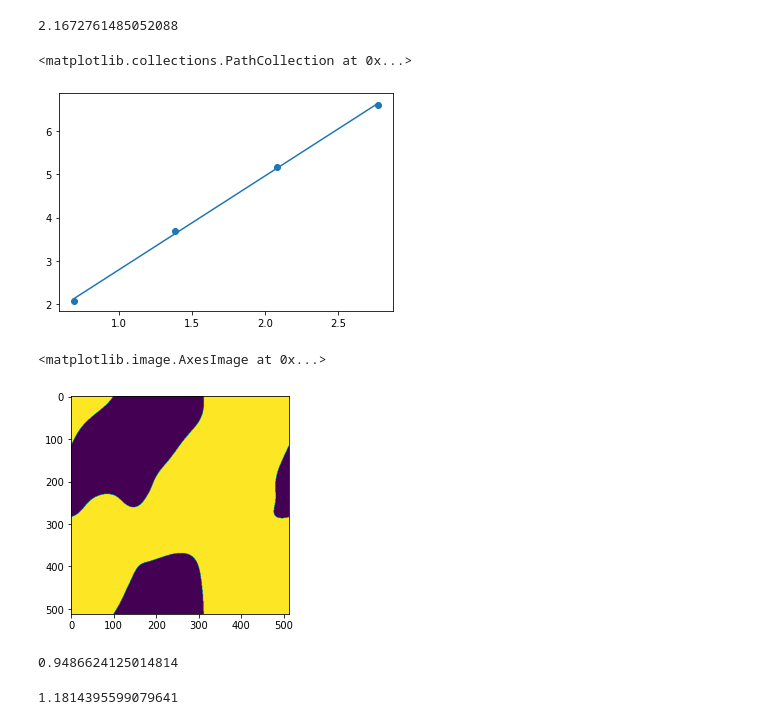
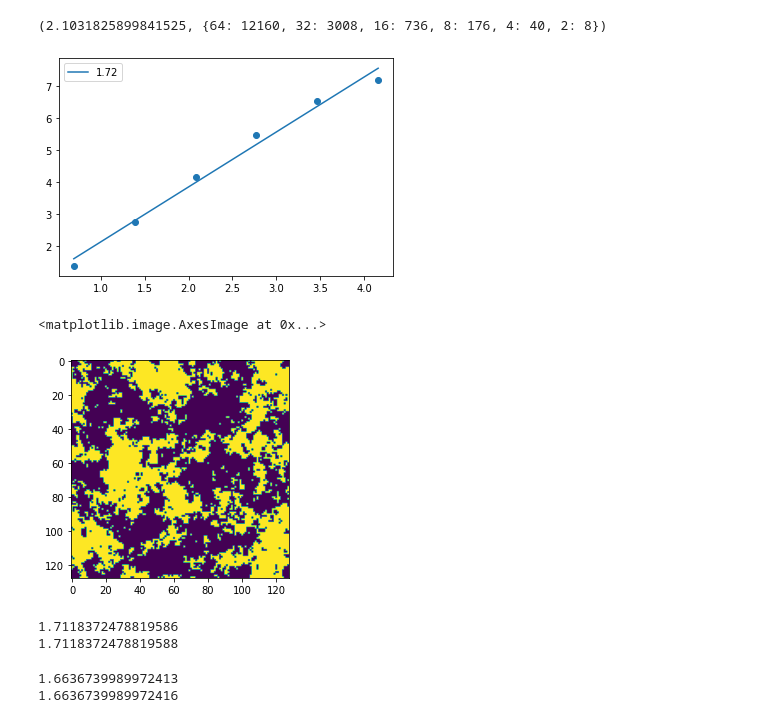
Before and after one commit to nghess/fractal-tools, a Jupyter notebook: 3D_ifft_Fractal_3dbc_homespun.ipynb, the cells around one changed output. Drawn from its saved outputs; the diff is of its cells as text; code cells hidden in the pictures.

```diff
--- a/3D_ifft_Fractal_3dbc_homespun.ipynb
+++ b/3D_ifft_Fractal_3dbc_homespun.ipynb
@@ -3,8 +3,8 @@ import numpy as np
 import matplotlib.pyplot as plt
 # %%
 # Parameters
-beta = 5
-sdim = 32
+beta = 3.5
+sdim = 128
 # %%
 # Set Seed
 np.random.seed(117);
@@ -68,20 +83,50 @@ counts = boxcount3d(boxes)
+# %%
+def boxcount2d(sizes, image):
+    for s in sizes:
+
+        # Reset box counter
+        bc = 0
+
+        # Make list of box corners
+        corners = []
+        for y in range(0, height, int(height/s)):
+            for x in range(0, height, int(height/s)):
+                corners.append([x, y])
+
+        # Detect edges and draw box
+        for c in range(1, len(corners)-s):
+            boxval = np.mean(image[corners[c-1][1]:corners[c+s][1], corners[c-1][0]:corners[c][0]]) #wraparound is causing nans
+            #print(boxval)
+            if 0.0 < boxval < 1.0:
+                bc += 1
+
+        boxcounts[s] = bc
+
+    x = [x for x in boxcounts.keys()]
+    y = [y for y in boxcounts.values()]
+
+    m, b = np.polyfit(np.log(x), np.log(y), 1)
+
+    return m, boxcounts
+# %%
+boxcount3d(boxes)
+# %% [output]
+(2.1031825899841525, {64: 12160, 32: 3008, 16: 736, 8: 176, 4: 40, 2: 8})
+# %%
+slope2d, counts = boxcount2d(boxes, pattern[-1,:,:])
 # %%
 # Get slope and plot
 x = [x for x in counts.keys()]
 y = [y for y in counts.values()]
 
 m, b = np.polyfit(np.log(x), np.log(y), 1)
-print(m)
-
-#plt.xscale("log")
-#plt.yscale("log")
 
 plt.plot(np.log(x), m*np.log(x)+b, label=f"{round(m, 2)}")
 plt.scatter(np.log(x), np.log(y))
+leg = plt.legend()
+plt.show()
 # %% [output]
-2.1672761485052088
-<matplotlib.collections.PathCollection at 0x...>
-[figure, old version]
+[figure, new version]
 # %%
 def fractal_dimension_3d(Z, threshold=0.9):
 
@@ -168,20 +213,29 @@ test2d = pattern[-1,:,:]
 plt.imshow(test2d)
 # %% [output]
 <matplotlib.image.AxesImage at 0x...>
-[figure, old version]
+[figure, new version]
 # %%
 avg2d = []
+avg2d_hm = []
 
 for i in range(len(pattern)):
+  slice = pattern[i,:,:]
   slope2d, intercept2d, sz2d, count2d = fractal_dimension_2d(pattern[i,:,:])
+  hm2d, count = boxcount2d(boxes, slice)
   avg2d.append(slope2d)
+  avg2d_hm.append(hm2d)
 
-slope2d = np.mean(avg2d)
+slope2d1 = np.mean(avg2d)
+slope2d2 = np.mean(avg2d_hm)
+
+print(slope2d1)
+print(slope2d2)
+# %% [output]
+1.7118372478819586
+1.7118372478819588
-# %%
-np.min(avg2d)
-# %% [output]
-0.9486624125014814
-# %%
-np.max(avg2d)
-# %% [output]
-1.1814395599079641
+# %%
+print(np.min(avg2d))
+print(np.min(avg2d_hm))
+# %% [output]
+1.6636739989972413
+1.6636739989972416
```
Also changed, not shown: parts of 7 cells of this notebook.
